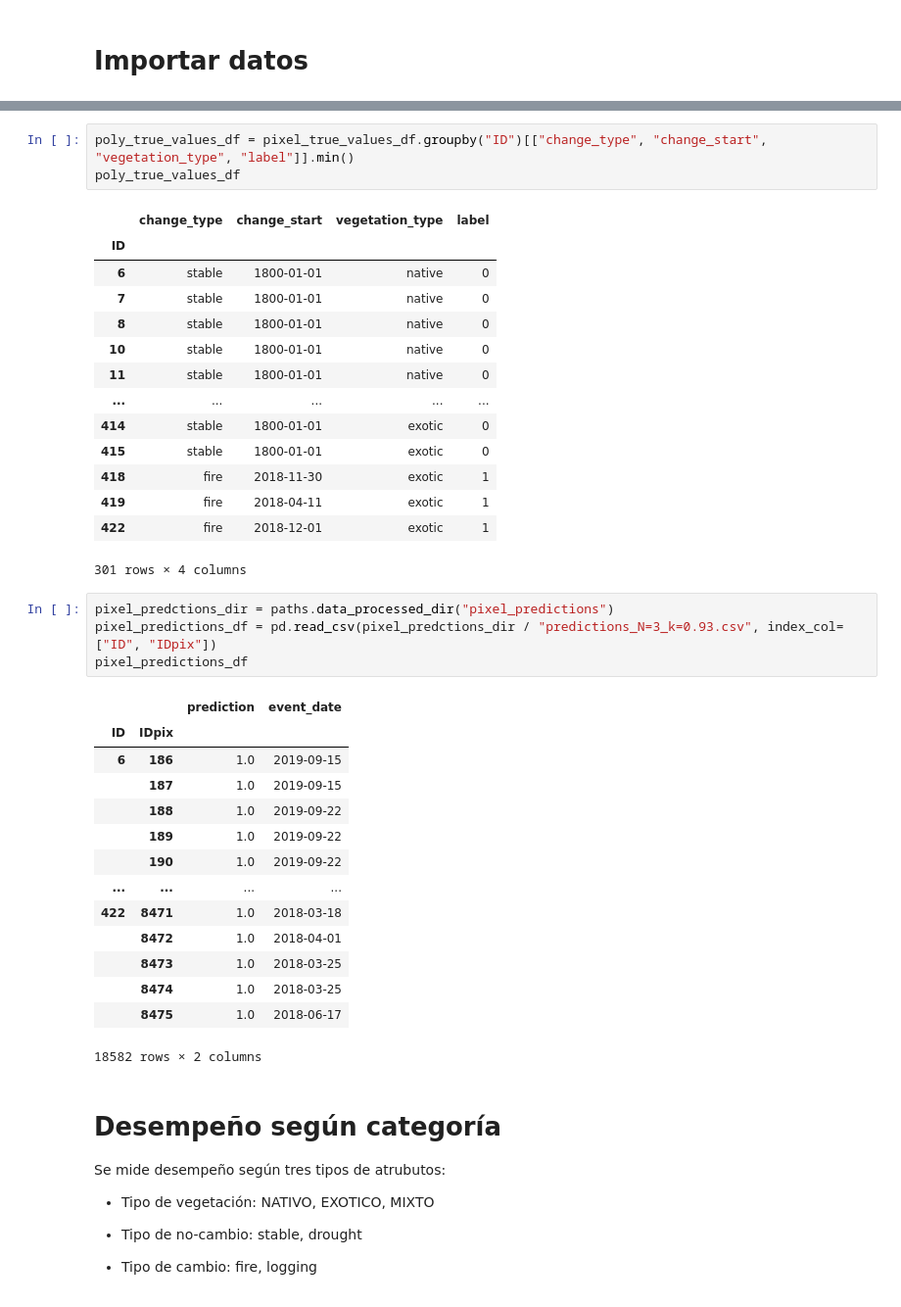
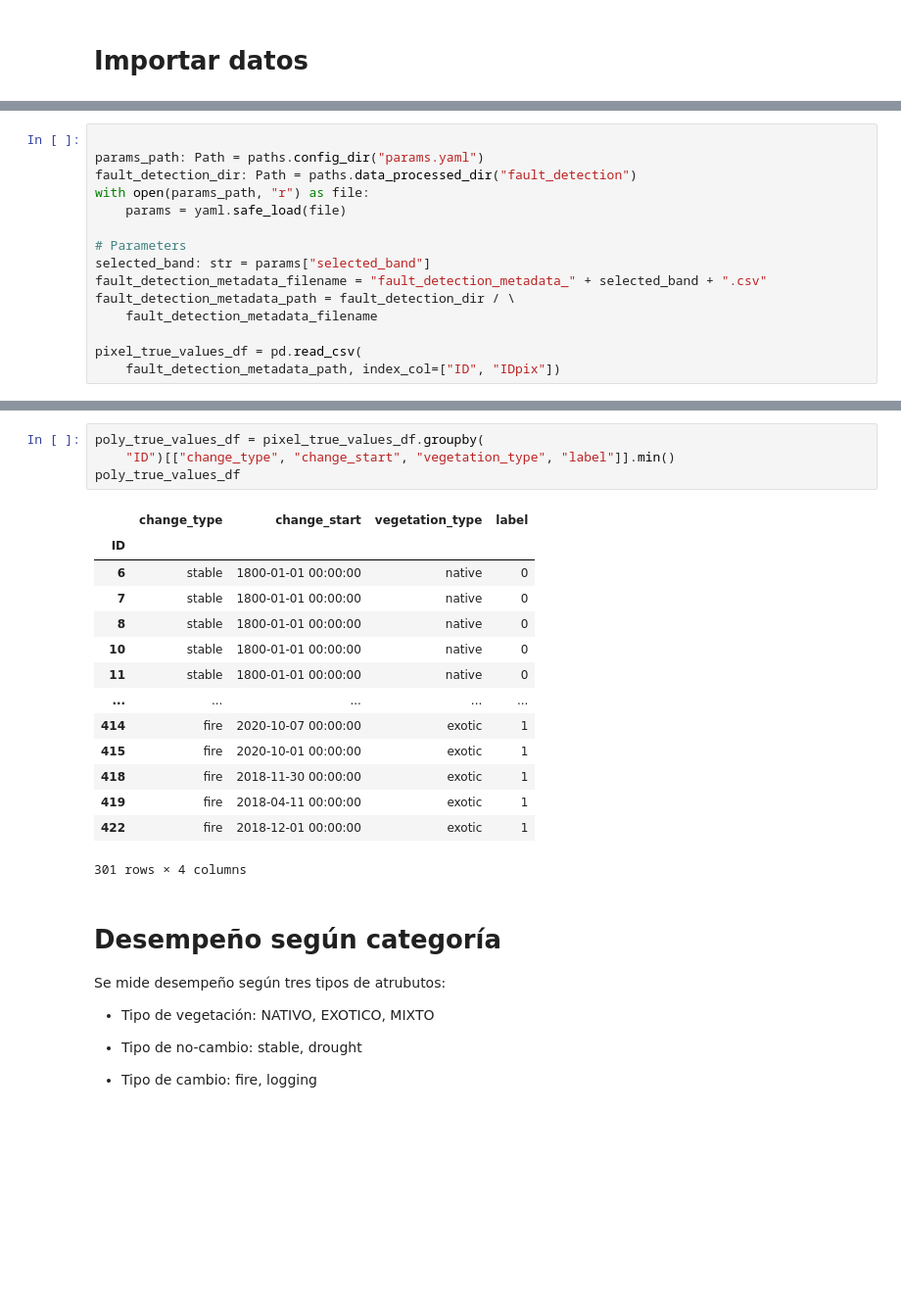
Before and after one commit to tcouso/esn-change-detection, a Jupyter notebook: notebooks/results/1.0-tcouso-detection-results.ipynb, the cells around one changed output, grey strips where cells are left out. Shown at 98% size. Drawn from its saved outputs; the diff is of its cells as text; blank space fills up the shorter version.

```diff
--- a/notebooks/results/1.0-tcouso-detection-results.ipynb
+++ b/notebooks/results/1.0-tcouso-detection-results.ipynb
@@ -33,3 +33,18 @@ pixel_true_values_df = pd.read_csv(pre_megadrought_fault_detection_metadata_path
+# %%
+
+params_path: Path = paths.config_dir("params.yaml")
+fault_detection_dir: Path = paths.data_processed_dir("fault_detection")
+with open(params_path, "r") as file:
+    params = yaml.safe_load(file)
+
+# Parameters
+selected_band: str = params["selected_band"]
+fault_detection_metadata_filename = "fault_detection_metadata_" + selected_band + ".csv"
+fault_detection_metadata_path = fault_detection_dir / \
+    fault_detection_metadata_filename
+
+pixel_true_values_df = pd.read_csv(
+    fault_detection_metadata_path, index_col=["ID", "IDpix"])
 # %%
 pixel_true_values_df
 # %% [output]
@@ -50,40 +65,22 @@ pixel_true_values_df
 # %%
-poly_true_values_df = pixel_true_values_df.groupby("ID")[["change_type", "change_start", "vegetation_type", "label"]].min()
+poly_true_values_df = pixel_true_values_df.groupby(
+    "ID")[["change_type", "change_start", "vegetation_type", "label"]].min()
 poly_true_values_df
 # %% [output]
 |  | change_type | change_start | vegetation_type | label |
 | ID |  |  |  |  |
-| 6 | stable | 1800-01-01 | native | 0 |
-| 7 | stable | 1800-01-01 | native | 0 |
-| 8 | stable | 1800-01-01 | native | 0 |
-| 10 | stable | 1800-01-01 | native | 0 |
-| 11 | stable | 1800-01-01 | native | 0 |
+| 6 | stable | 1800-01-01 00:00:00 | native | 0 |
+| 7 | stable | 1800-01-01 00:00:00 | native | 0 |
+| 8 | stable | 1800-01-01 00:00:00 | native | 0 |
+| 10 | stable | 1800-01-01 00:00:00 | native | 0 |
+| 11 | stable | 1800-01-01 00:00:00 | native | 0 |
 | ... | ... | ... | ... | ... |
-| 414 | stable | 1800-01-01 | exotic | 0 |
-| 415 | stable | 1800-01-01 | exotic | 0 |
-| 418 | fire | 2018-11-30 | exotic | 1 |
-| 419 | fire | 2018-04-11 | exotic | 1 |
-| 422 | fire | 2018-12-01 | exotic | 1 |
+| 414 | fire | 2020-10-07 00:00:00 | exotic | 1 |
+| 415 | fire | 2020-10-01 00:00:00 | exotic | 1 |
+| 418 | fire | 2018-11-30 00:00:00 | exotic | 1 |
+| 419 | fire | 2018-04-11 00:00:00 | exotic | 1 |
+| 422 | fire | 2018-12-01 00:00:00 | exotic | 1 |
 301 rows × 4 columns
-# %%
-pixel_predctions_dir = paths.data_processed_dir("pixel_predictions")
-pixel_predictions_df = pd.read_csv(pixel_predctions_dir / "predictions_N=3_k=0.93.csv", index_col=["ID", "IDpix"])
-pixel_predictions_df
-# %% [output]
-|  |  | prediction | event_date |
-| ID | IDpix |  |  |
-| 6 | 186 | 1.0 | 2019-09-15 |
-|  | 187 | 1.0 | 2019-09-15 |
-|  | 188 | 1.0 | 2019-09-22 |
-|  | 189 | 1.0 | 2019-09-22 |
-|  | 190 | 1.0 | 2019-09-22 |
-| ... | ... | ... | ... |
-| 422 | 8471 | 1.0 | 2018-03-18 |
-|  | 8472 | 1.0 | 2018-04-01 |
-|  | 8473 | 1.0 | 2018-03-25 |
-|  | 8474 | 1.0 | 2018-03-25 |
-|  | 8475 | 1.0 | 2018-06-17 |
-18582 rows × 2 columns
 # %% [markdown]
 # Desempeño según categoría
 
```
Also changed, not shown: parts of 17 cells of this notebook, 20 other files.
